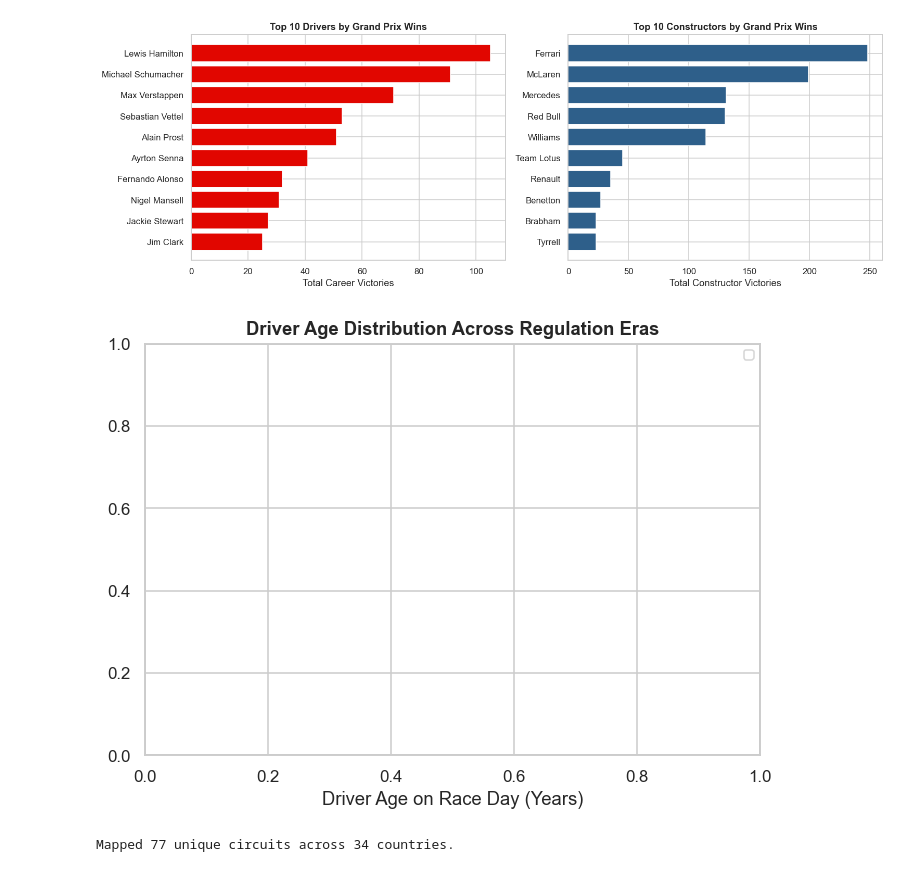
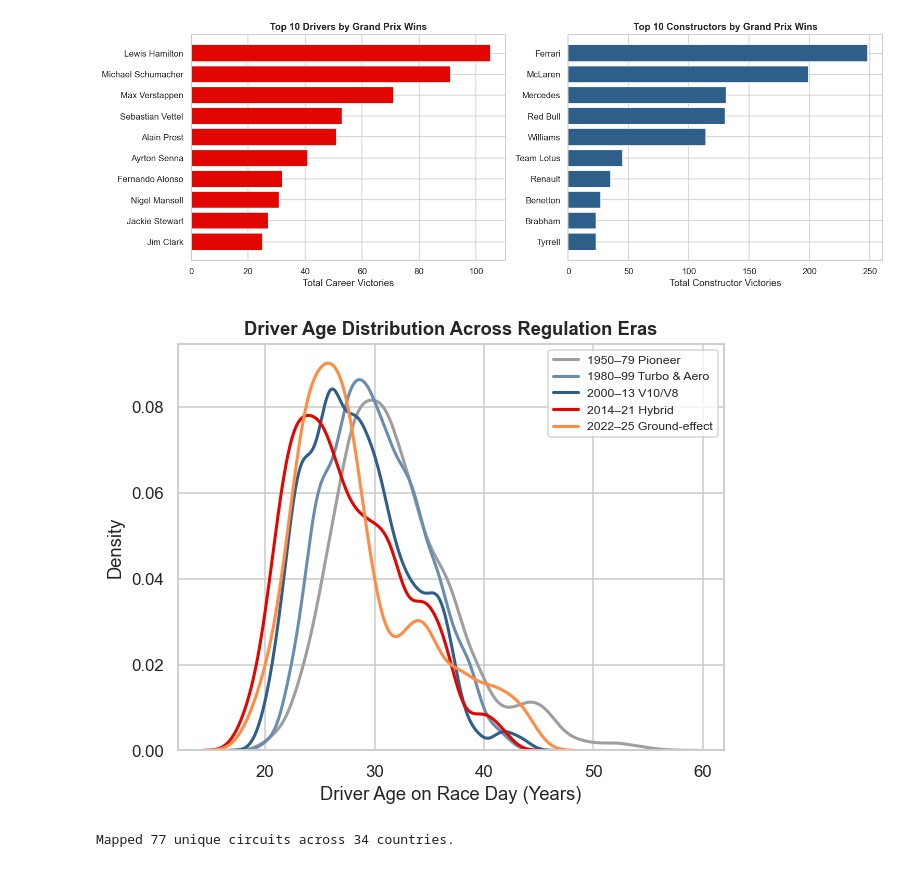
Before and after one commit to ChaitanyaPatnayak/f1_predictionn, a Jupyter notebook: F1_Case_Study_Simplified1.ipynb, the cells around one changed output. Drawn from its saved outputs; the diff is of its cells as text; code cells hidden in the pictures.

```diff
--- a/F1_Case_Study_Simplified1.ipynb
+++ b/F1_Case_Study_Simplified1.ipynb
@@ -492,19 +492,15 @@ show('eda_top_performers')
 # %% [output]
 [figure]
 # %%
-
-
 for era in ERA_ORDER:
-    sns.kdeplot(res.loc[res['era'] == era, 'age'].dropna(), ax=axes[0], label=era,
+    sns.kdeplot(res.loc[res['era'] == era, 'age'].dropna(), label=era,
                 color=ERA_COLORS[era], linewidth=2)
 plt.title('Driver Age Distribution Across Regulation Eras')
 plt.xlabel('Driver Age on Race Day (Years)')
 plt.legend(fontsize=8)
-
-plt.tight_layout()
-show('eda_age_nationality')
+plt.show()
 # %% [output]
-[figure, old version]
+[figure, new version]
 # %%
 circuit_counts = (res.drop_duplicates('session_id')
                      .groupby(['circuit', 'country', 'latitude', 'longitude'])
```
Also changed, not shown: parts of 5 cells of this notebook.
